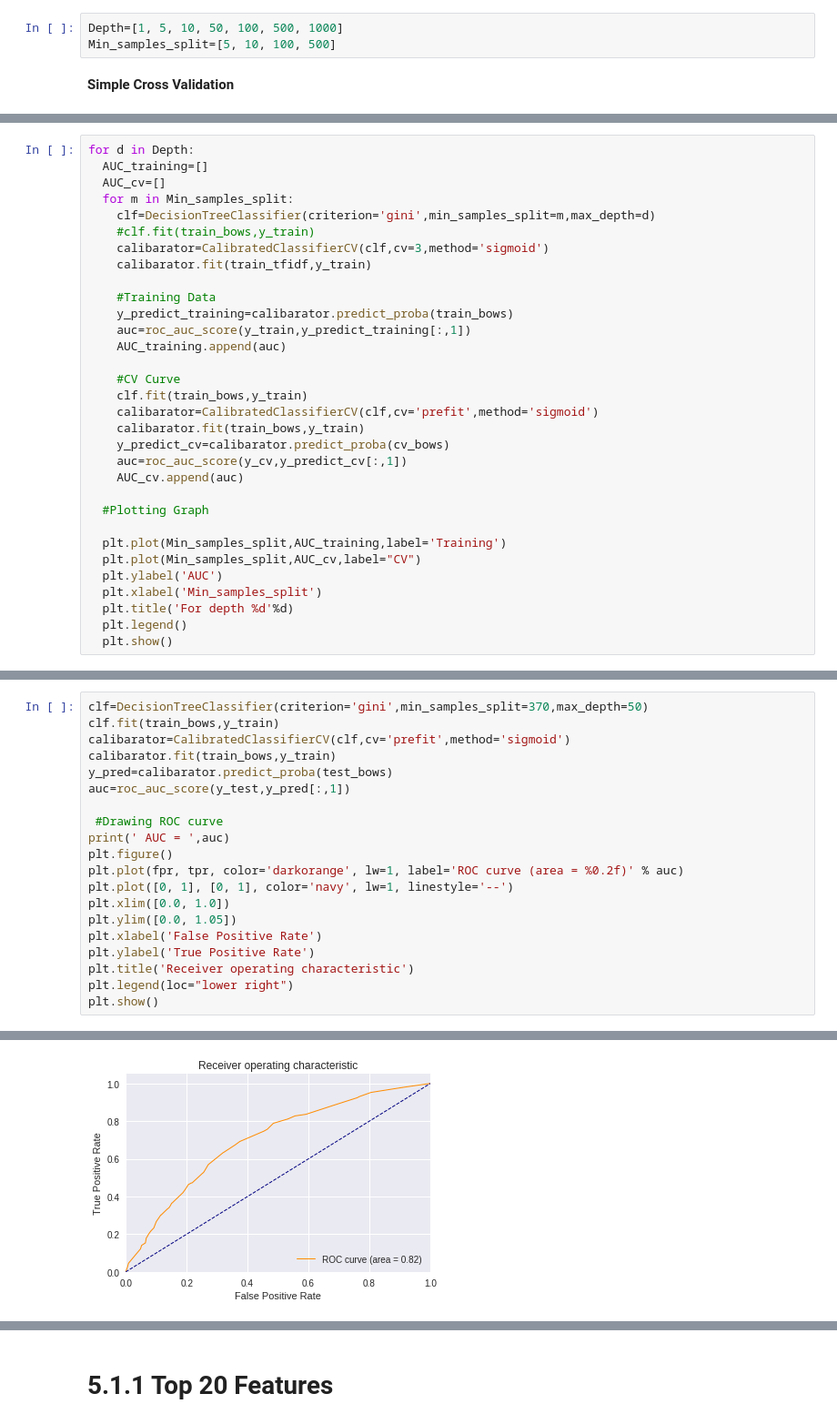
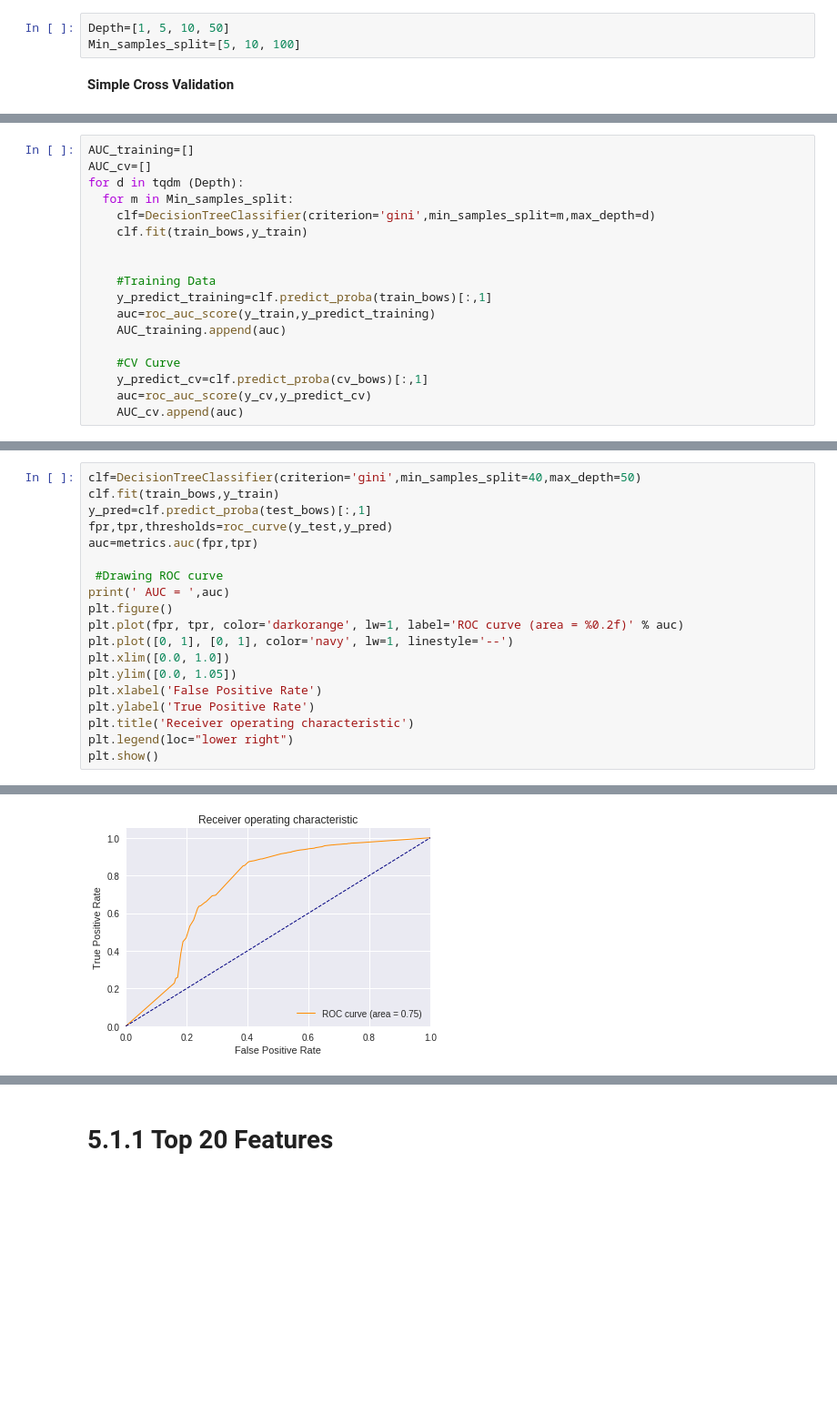
Before and after one commit to mitesh98/Amazon-Fine-Food-Review, a Jupyter notebook: DecisionTree.ipynb, the cells around one changed output, grey strips where cells are left out. Shown at 91% size. Saved outputs shown, nothing was run; the diff lists cells and outputs as text; blank space fills up the shorter version.

```diff
--- a/DecisionTree.ipynb
+++ b/DecisionTree.ipynb
@@ -497,8 +503,8 @@ for sent in list_of_sentence_test:
 from sklearn.tree import DecisionTreeClassifier
 from sklearn.metrics import roc_curve, auc
 # %%
-Depth=[1, 5, 10, 50, 100, 500, 1000]
-Min_samples_split=[5, 10, 100, 500]
+Depth=[1, 5, 10, 50]
+Min_samples_split=[5, 10, 100]
 # %% [markdown]
 **Simple Cross Validation**
 # %%
@@ -507,32 +516,18 @@ from sklearn.metrics import roc_auc_score
 # %%
-for d in Depth:
-  AUC_training=[]
-  AUC_cv=[]
+AUC_training=[]
+AUC_cv=[]
+for d in tqdm (Depth):
   for m in Min_samples_split:
     clf=DecisionTreeClassifier(criterion='gini',min_samples_split=m,max_depth=d)
-    #clf.fit(train_bows,y_train)
-    calibarator=CalibratedClassifierCV(clf,cv=3,method='sigmoid')
-    calibarator.fit(train_tfidf,y_train)
+    clf.fit(train_bows,y_train)
+
 
     #Training Data
-    y_predict_training=calibarator.predict_proba(train_bows)
-    auc=roc_auc_score(y_train,y_predict_training[:,1])
+    y_predict_training=clf.predict_proba(train_bows)[:,1]
+    auc=roc_auc_score(y_train,y_predict_training)
     AUC_training.append(auc)
 
     #CV Curve
-    clf.fit(train_bows,y_train)
-    calibarator=CalibratedClassifierCV(clf,cv='prefit',method='sigmoid')
-    calibarator.fit(train_bows,y_train)
-    y_predict_cv=calibarator.predict_proba(cv_bows)
-    auc=roc_auc_score(y_cv,y_predict_cv[:,1])
+    y_predict_cv=clf.predict_proba(cv_bows)[:,1]
+    auc=roc_auc_score(y_cv,y_predict_cv)
     AUC_cv.append(auc)
-
-  #Plotting Graph
-
-  plt.plot(Min_samples_split,AUC_training,label='Training')
-  plt.plot(Min_samples_split,AUC_cv,label="CV")
-  plt.ylabel('AUC')
-  plt.xlabel('Min_samples_split')
-  plt.title('For depth %d'%d)
-  plt.legend()
-  plt.show()
@@ -549,10 +552,9 @@ for d in Depth:
 # %%
-clf=DecisionTreeClassifier(criterion='gini',min_samples_split=370,max_depth=50)
+clf=DecisionTreeClassifier(criterion='gini',min_samples_split=40,max_depth=50)
 clf.fit(train_bows,y_train)
-calibarator=CalibratedClassifierCV(clf,cv='prefit',method='sigmoid')
-calibarator.fit(train_bows,y_train)
-y_pred=calibarator.predict_proba(test_bows)
-auc=roc_auc_score(y_test,y_pred[:,1])
+y_pred=clf.predict_proba(test_bows)[:,1]
+fpr,tpr,thresholds=roc_curve(y_test,y_pred)
+auc=metrics.auc(fpr,tpr)
 
  #Drawing ROC curve
 print(' AUC = ',auc)
@@ -571,4 +573,4 @@ plt.show()
-[figure, old version]
+[figure, new version]
 # %%
 #CONFUSION_MATRICE
 y_pred=clf.predict(test_bows)
```
Also changed, not shown: parts of 42 cells of this notebook.
